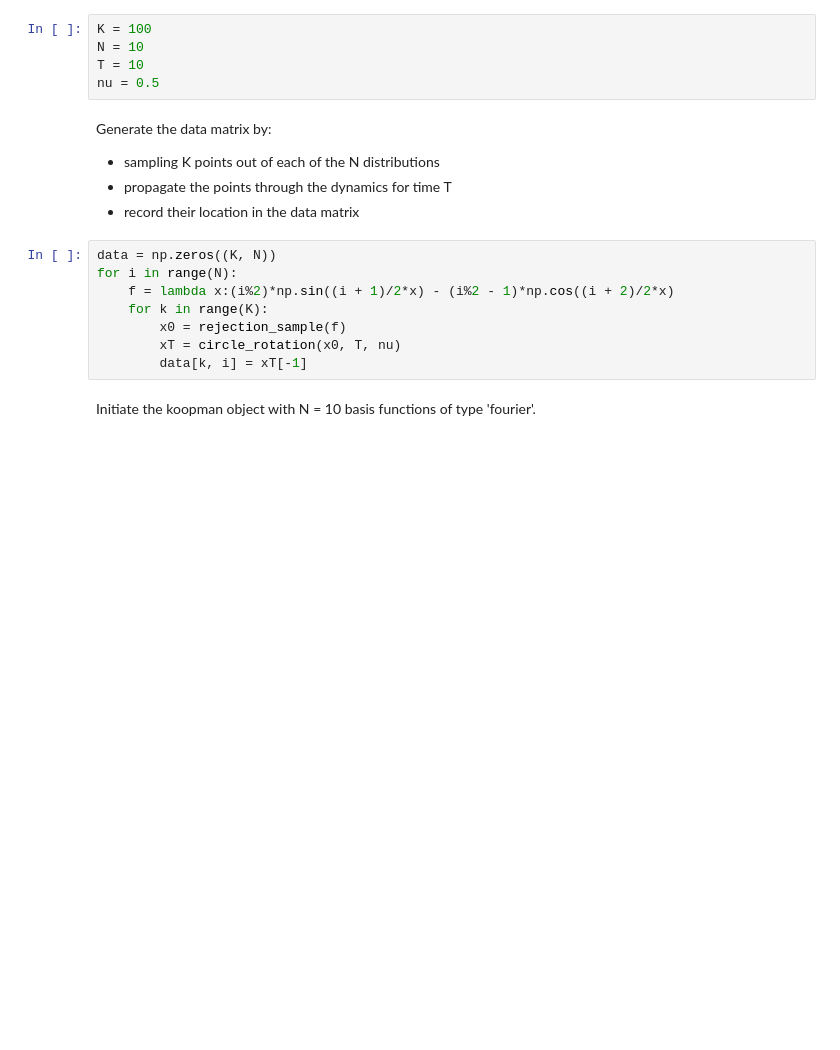
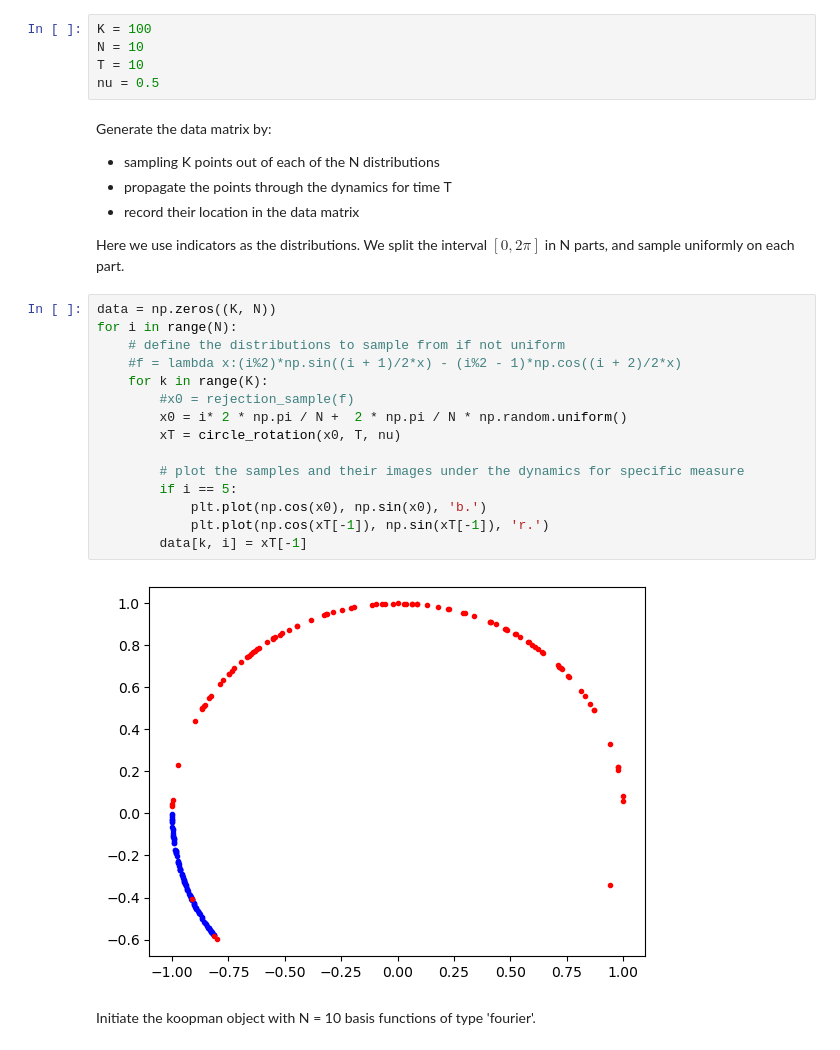
Before and after one commit to Maria-A-Oprea/Distributional_Koopman, a Jupyter notebook: Circle_rotation.ipynb, the cells around one changed output. Drawn from its saved outputs; the diff is of its cells as text; blank space fills up the shorter version.

```diff
--- a/Circle_rotation.ipynb
+++ b/Circle_rotation.ipynb
@@ -54,14 +54,25 @@ Generate the data matrix by:
 - sampling K points out of each of the N distributions
 - propagate the points through the dynamics for time T
 - record their location in the data matrix
+
+Here we use indicators as the distributions. We split the interval $[0, 2\pi]$ in N parts, and sample uniformly on each part.
 # %%
 data = np.zeros((K, N))
 for i in range(N):
-    f = lambda x:(i%2)*np.sin((i + 1)/2*x) - (i%2 - 1)*np.cos((i + 2)/2*x)
+    # define the distributions to sample from if not uniform
+    #f = lambda x:(i%2)*np.sin((i + 1)/2*x) - (i%2 - 1)*np.cos((i + 2)/2*x)
     for k in range(K):
-        x0 = rejection_sample(f)
+        #x0 = rejection_sample(f)
+        x0 = i* 2 * np.pi / N +  2 * np.pi / N * np.random.uniform()
         xT = circle_rotation(x0, T, nu)
+
+        # plot the samples and their images under the dynamics for specific measure
+        if i == 5:
+            plt.plot(np.cos(x0), np.sin(x0), 'b.')
+            plt.plot(np.cos(xT[-1]), np.sin(xT[-1]), 'r.')
         data[k, i] = xT[-1]
+# %% [output]
+[figure, added]
 # %% [markdown]
 Initiate the koopman object with N = 10 basis functions of type 'fourier'.
 # %%
```
Also changed, not shown: parts of 8 cells of this notebook, 1 other file.
